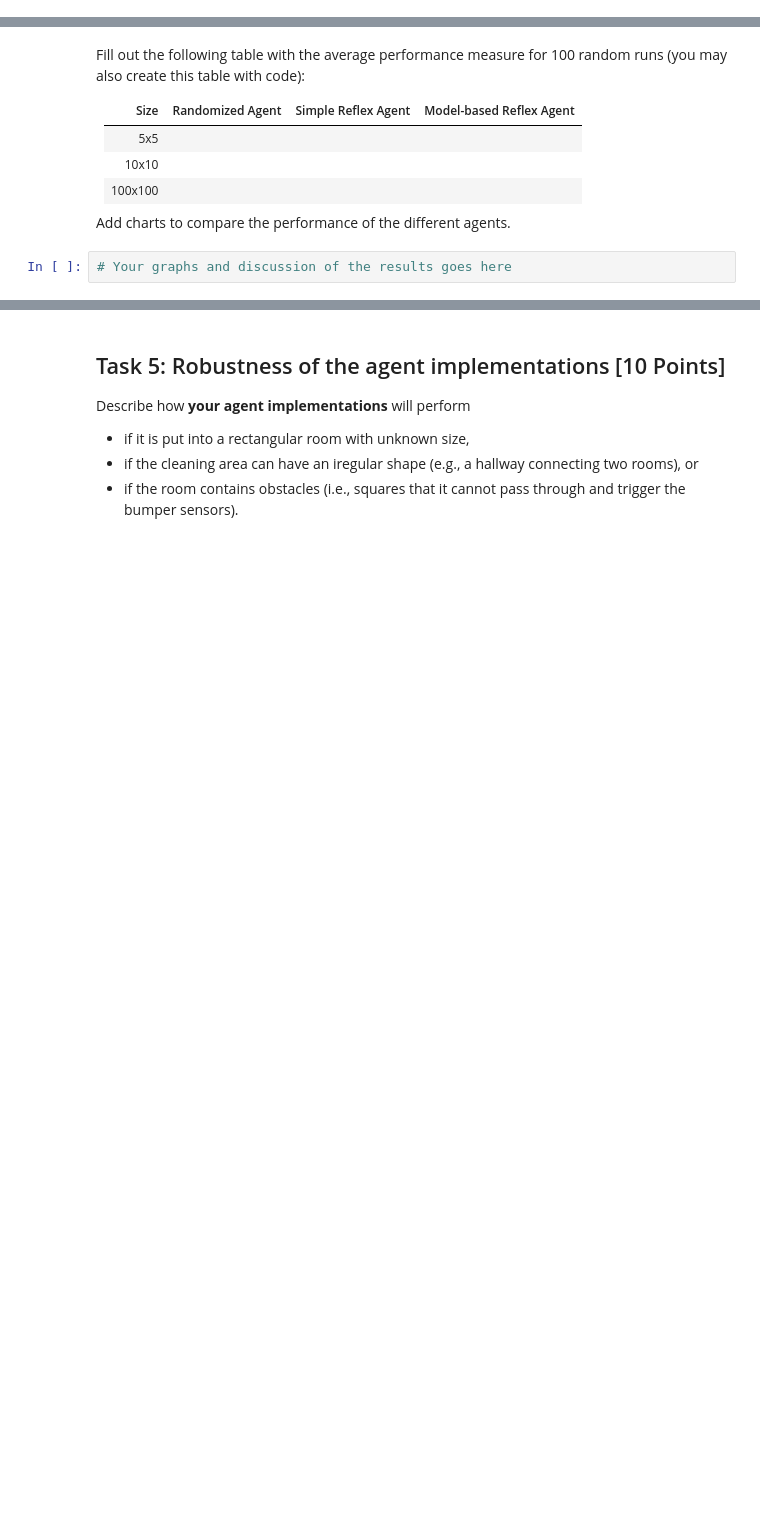
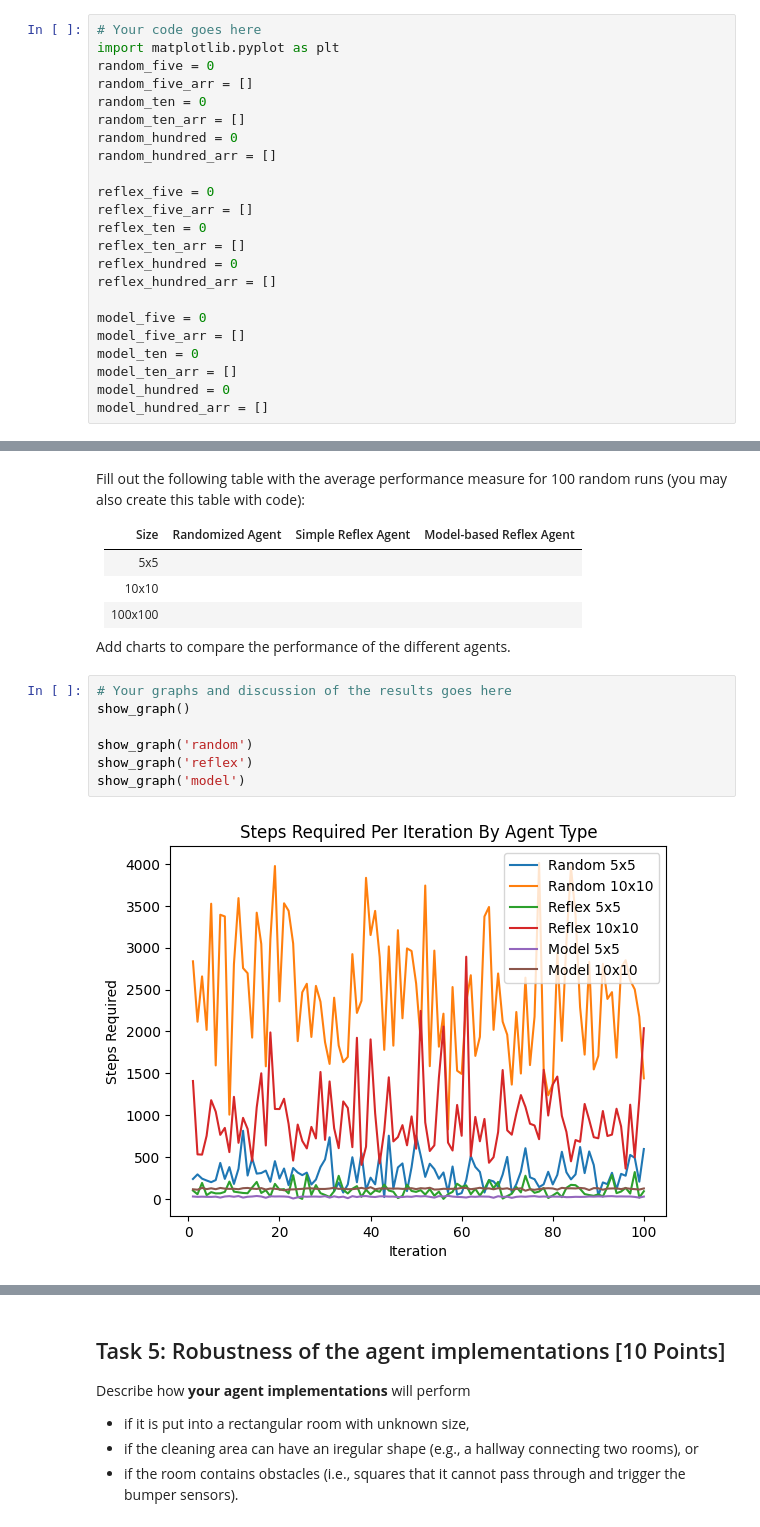
Before and after one commit to blake-gebhardt/CS7320-AI, a Jupyter notebook: Agents/robot_vacuum.ipynb, the cells around one changed output, grey strips where cells are left out. Saved outputs shown, nothing was run; the diff lists cells and outputs as text; blank space fills up the shorter version.

```diff
--- a/Agents/robot_vacuum.ipynb
+++ b/Agents/robot_vacuum.ipynb
@@ -334,0 +333,23 @@ $100 \times 100$. Use 100 random runs for each. Present the results using tables
+# %%
+# Your code goes here
+import matplotlib.pyplot as plt
+random_five = 0
+random_five_arr = []
+random_ten = 0
+random_ten_arr = []
+random_hundred = 0
+random_hundred_arr = []
+
+reflex_five = 0
+reflex_five_arr = []
+reflex_ten = 0
+reflex_ten_arr = []
+reflex_hundred = 0
+reflex_hundred_arr = []
+
+model_five = 0
+model_five_arr = []
+model_ten = 0
+model_ten_arr = []
+model_hundred = 0
+model_hundred_arr = []
@@ -344,3 +485,10 @@ Fill out the following table with the average performance measure for 100 random
 Add charts to compare the performance of the different agents.
 # %%
 # Your graphs and discussion of the results goes here
+show_graph()
+
+show_graph('random')
+show_graph('reflex')
+show_graph('model')
+# %% [output]
+[figure, added]
```
Also changed, not shown: parts of 11 cells of this notebook.
